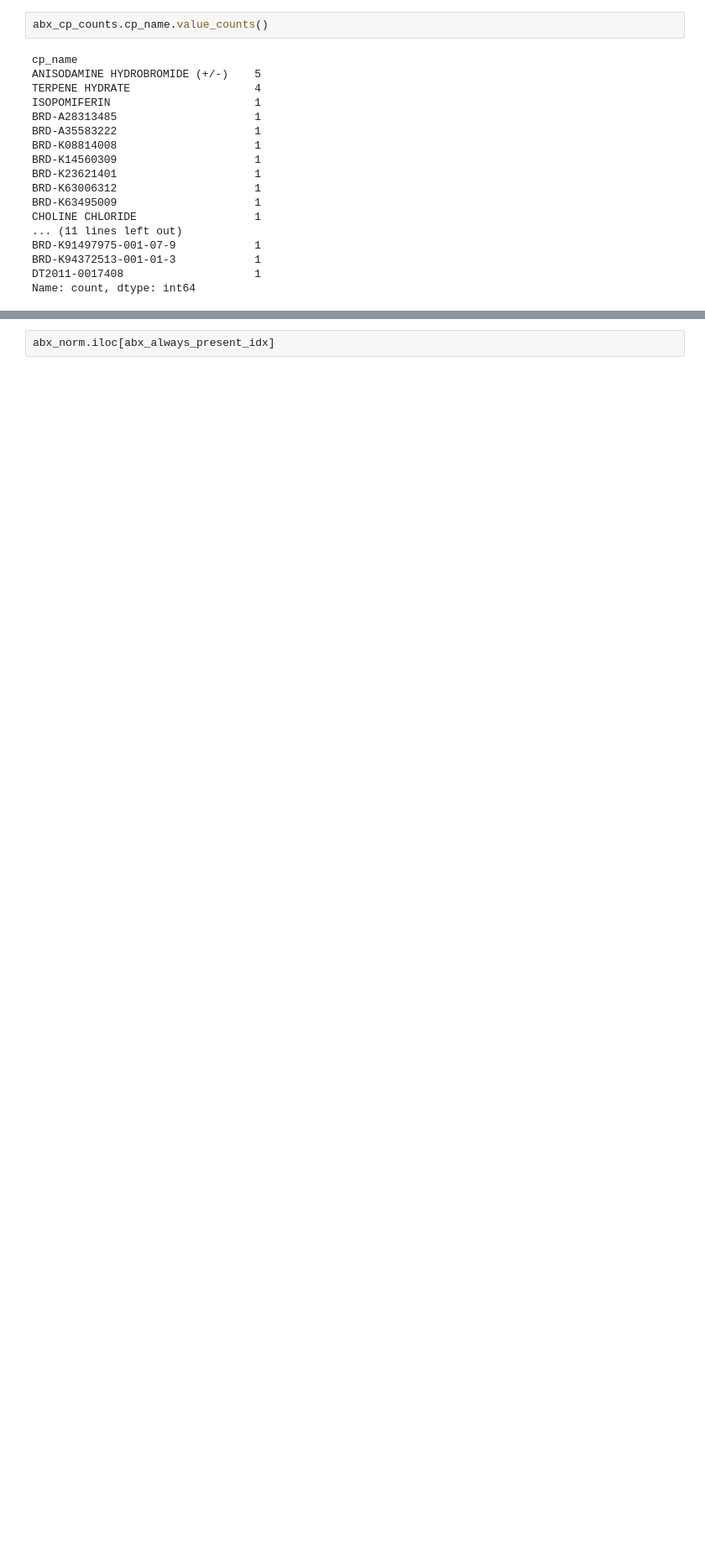
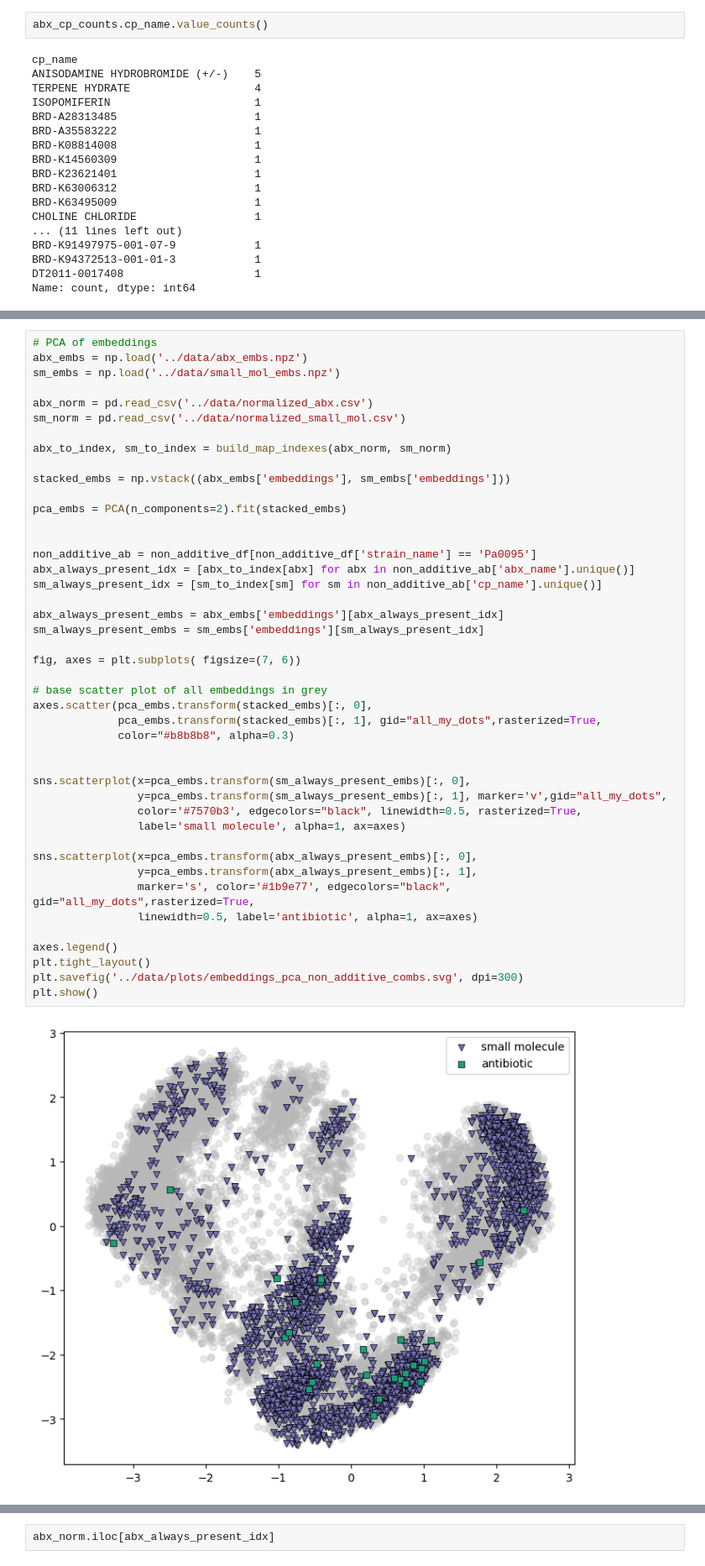
Before and after one commit to alexsanyum/combinations_predictions, a Jupyter notebook: notebook/unknown_comb_predictions.ipynb, the cells around one changed output, grey strips where cells are left out. Shown at 84% size. Saved outputs shown, nothing was run; the diff lists cells and outputs as text; blank space fills up the shorter version.

```diff
--- a/notebook/unknown_comb_predictions.ipynb
+++ b/notebook/unknown_comb_predictions.ipynb
@@ -190,0 +205,46 @@ plt.show()
+# %%
+# PCA of embeddings
+abx_embs = np.load('../data/abx_embs.npz')
+sm_embs = np.load('../data/small_mol_embs.npz')
+
+abx_norm = pd.read_csv('../data/normalized_abx.csv')
+sm_norm = pd.read_csv('../data/normalized_small_mol.csv')
+
+abx_to_index, sm_to_index = build_map_indexes(abx_norm, sm_norm)
+
+stacked_embs = np.vstack((abx_embs['embeddings'], sm_embs['embeddings']))
+
+pca_embs = PCA(n_components=2).fit(stacked_embs)
+
+
+non_additive_ab = non_additive_df[non_additive_df['strain_name'] == 'Pa0095']
+abx_always_present_idx = [abx_to_index[abx] for abx in non_additive_ab['abx_name'].unique()]
+sm_always_present_idx = [sm_to_index[sm] for sm in non_additive_ab['cp_name'].unique()]
+
+abx_always_present_embs = abx_embs['embeddings'][abx_always_present_idx]
+sm_always_present_embs = sm_embs['embeddings'][sm_always_present_idx]
+
+fig, axes = plt.subplots( figsize=(7, 6))
+
+# base scatter plot of all embeddings in grey
+axes.scatter(pca_embs.transform(stacked_embs)[:, 0],
+             pca_embs.transform(stacked_embs)[:, 1], gid="all_my_dots",rasterized=True,
+             color="#b8b8b8", alpha=0.3)
+
+
+sns.scatterplot(x=pca_embs.transform(sm_always_present_embs)[:, 0],
+                y=pca_embs.transform(sm_always_present_embs)[:, 1], marker='v',gid="all_my_dots",
+                color='#7570b3', edgecolors="black", linewidth=0.5, rasterized=True,
+                label='small molecule', alpha=1, ax=axes)
+
+sns.scatterplot(x=pca_embs.transform(abx_always_present_embs)[:, 0],
+                y=pca_embs.transform(abx_always_present_embs)[:, 1],
+                marker='s', color='#1b9e77', edgecolors="black", gid="all_my_dots",rasterized=True,
+                linewidth=0.5, label='antibiotic', alpha=1, ax=axes)
+
+axes.legend()
+plt.tight_layout()
+plt.savefig('../data/plots/embeddings_pca_non_additive_combs.svg', dpi=300)
+plt.show()
+# %% [output]
+[figure, added]
```
Also changed, not shown: parts of 8 cells of this notebook, 3 other files.
